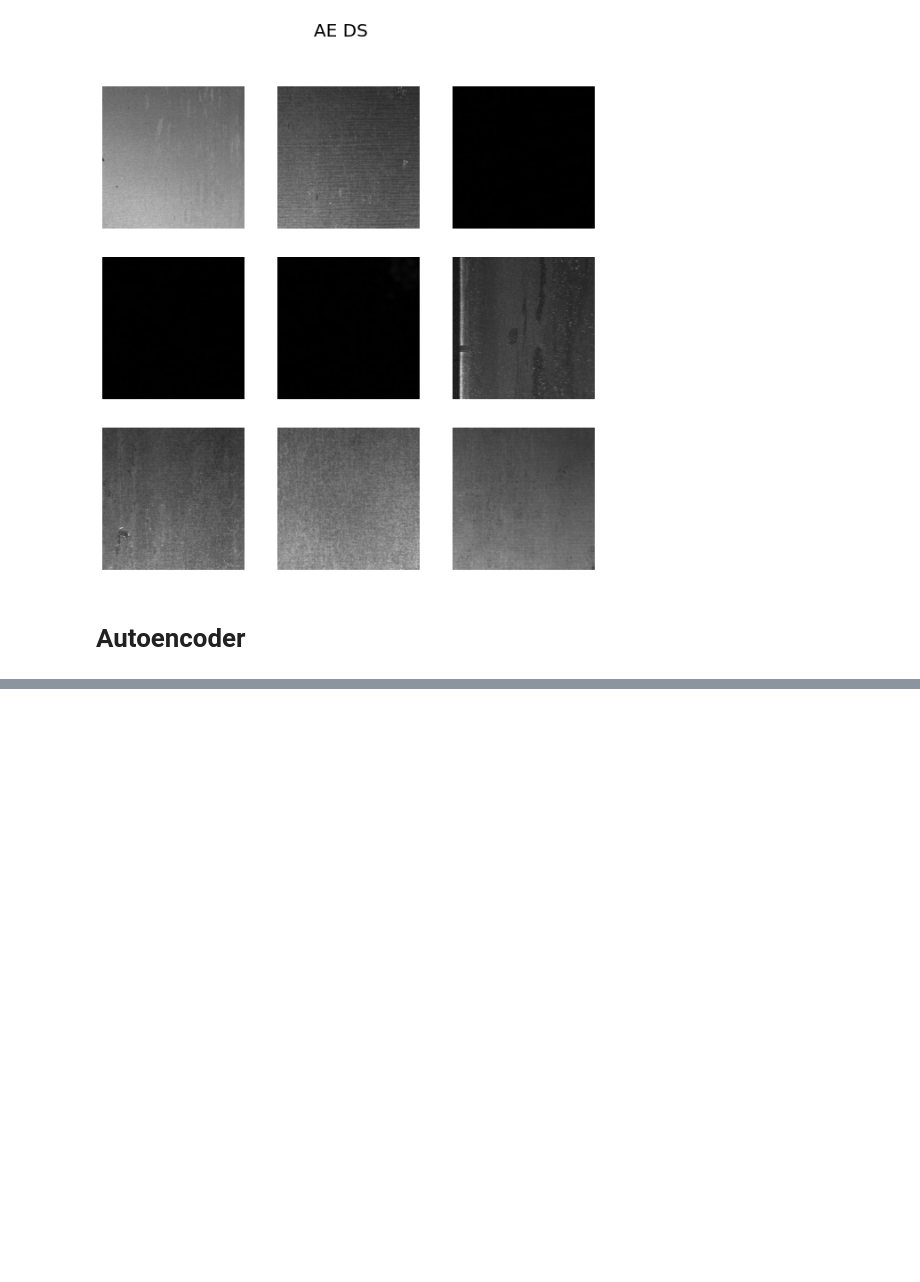
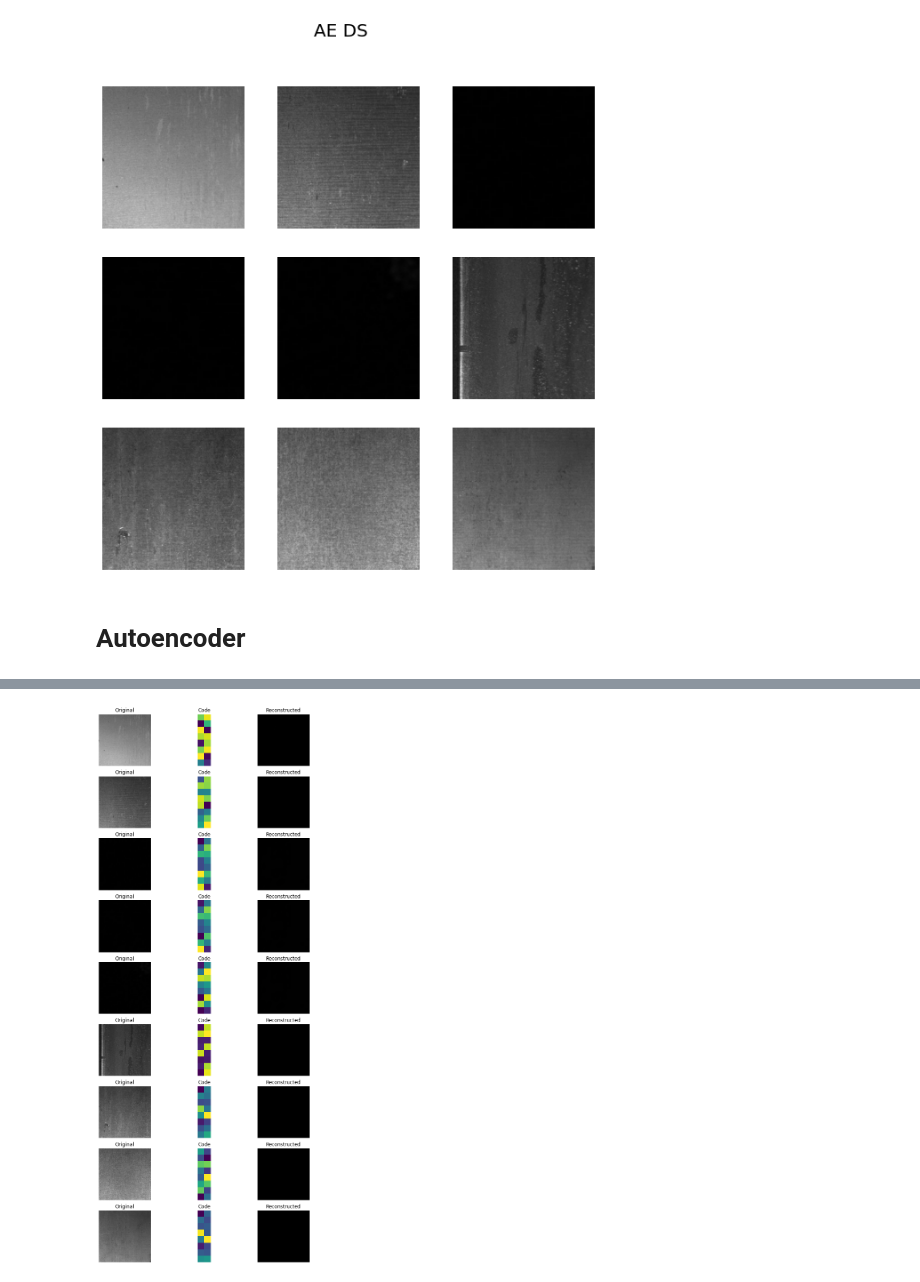
Before and after one commit to highproformas/dlv_groupwork, a Jupyter notebook: notebooks/Autoencoder.ipynb, the cells around one changed output, grey strips where cells are left out. Drawn from its saved outputs; the diff is of its cells as text; code cells hidden in the pictures; blank space fills up the shorter version.

```diff
--- a/notebooks/Autoencoder.ipynb
+++ b/notebooks/Autoencoder.ipynb
@@ -216,0 +241,24 @@ plot_metrics(history, ['accuracy', 'loss'])
+# %%
+image_batch, _ = next(iter(ae_val_ds))
+code = encoder.predict(image_batch)
+reco = decoder.predict(code)
+
+titles = ['Original', 'Code', 'Reconstructed']
+fig, ax = plt.subplots(nrows=9, ncols=3,figsize=(10,25))
+for i, row in enumerate(ax):
+    # Original
+    row[0].set_title(titles[0])
+    row[0].imshow(image_batch[i].numpy().astype("uint8"))
+    row[0].axis("off")
+
+    # Code
+    row[1].set_title(titles[1])
+    row[1].imshow(code[i].reshape([code.shape[-1]//2,-1]).astype("uint8"))
+    row[1].axis("off")
+
+    # Reconstructed
+    row[2].set_title(titles[2])
+    row[2].imshow(reco[i].astype("uint8"))
+    row[2].axis("off")
+# %% [output]
+[figure, added]
```
Also changed, not shown: parts of 6 cells of this notebook.
